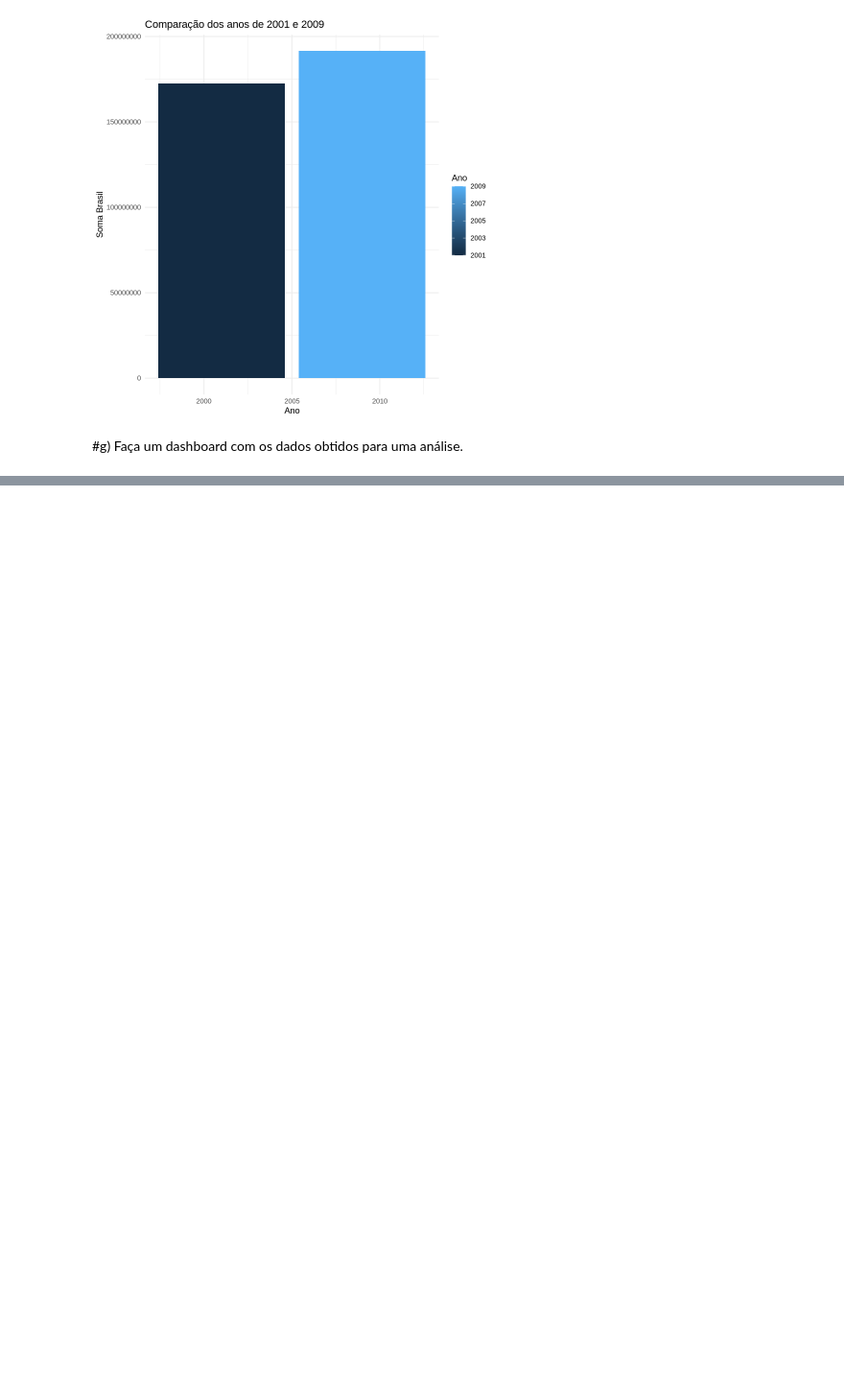
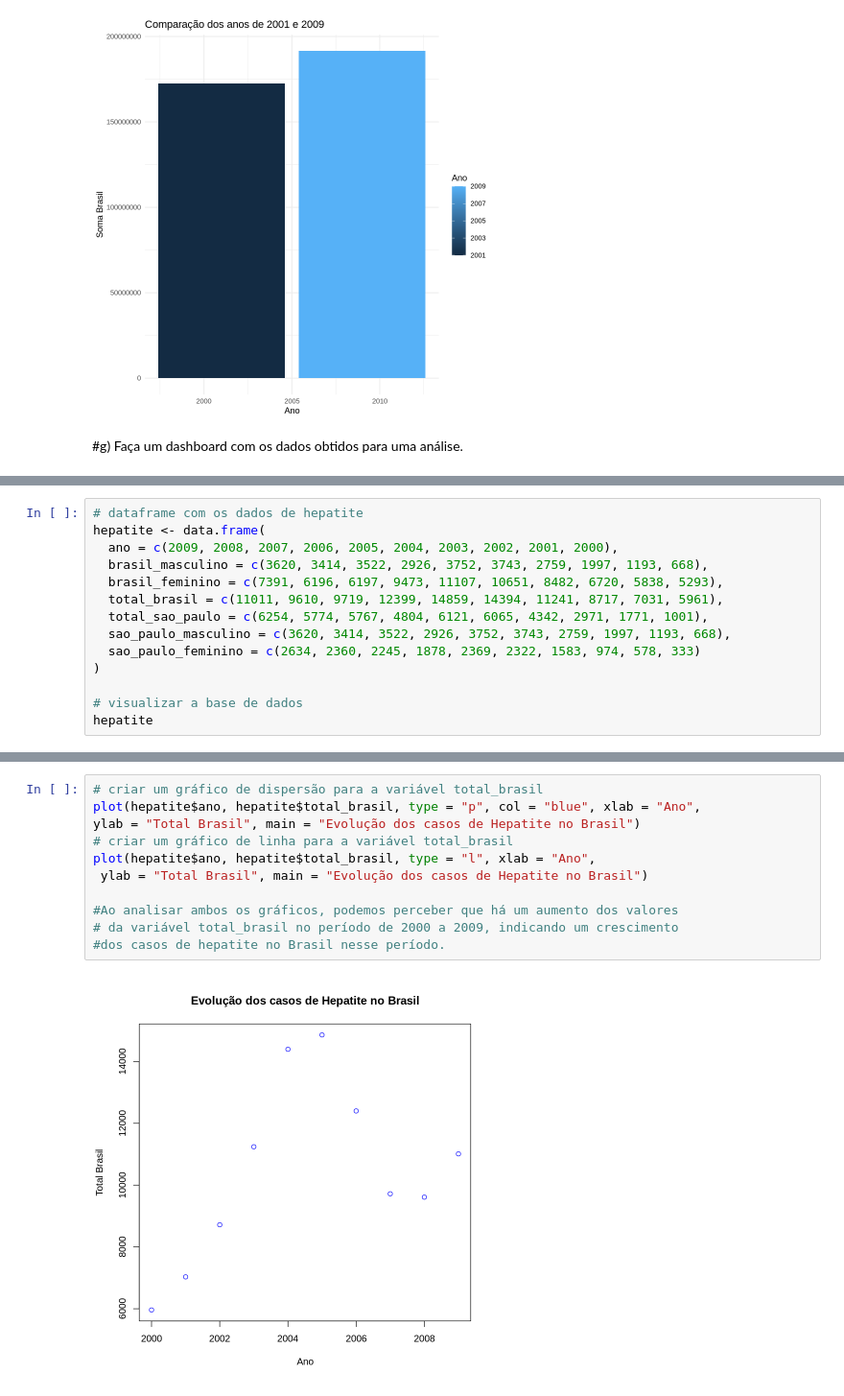
Before and after one commit to Gabrieldiasdeoliveira/Analise-Bayesiana, a Jupyter notebook: Atividade_2.ipynb, the cells around one changed output, grey strips where cells are left out. Shown at 96% size. Cells and saved outputs as stored; diff of their text form; blank space fills up the shorter version.

```diff
--- a/Atividade_2.ipynb
+++ b/Atividade_2.ipynb
@@ -372,0 +375,14 @@ ggplot(data = dados_sel, aes(x = Ano, y = soma_Brasil, fill = Ano)) +
+# %%
+# dataframe com os dados de hepatite
+hepatite <- data.frame(
+  ano = c(2009, 2008, 2007, 2006, 2005, 2004, 2003, 2002, 2001, 2000),
+  brasil_masculino = c(3620, 3414, 3522, 2926, 3752, 3743, 2759, 1997, 1193, 668),
+  brasil_feminino = c(7391, 6196, 6197, 9473, 11107, 10651, 8482, 6720, 5838, 5293),
+  total_brasil = c(11011, 9610, 9719, 12399, 14859, 14394, 11241, 8717, 7031, 5961),
+  total_sao_paulo = c(6254, 5774, 5767, 4804, 6121, 6065, 4342, 2971, 1771, 1001),
+  sao_paulo_masculino = c(3620, 3414, 3522, 2926, 3752, 3743, 2759, 1997, 1193, 668),
+  sao_paulo_feminino = c(2634, 2360, 2245, 1878, 2369, 2322, 1583, 974, 578, 333)
+)
+
+# visualizar a base de dados
+hepatite
@@ -372,0 +405,13 @@ ggplot(data = dados_sel, aes(x = Ano, y = soma_Brasil, fill = Ano)) +
+# %%
+# criar um gráfico de dispersão para a variável total_brasil
+plot(hepatite$ano, hepatite$total_brasil, type = "p", col = "blue", xlab = "Ano",
+ylab = "Total Brasil", main = "Evolução dos casos de Hepatite no Brasil")
+# criar um gráfico de linha para a variável total_brasil
+plot(hepatite$ano, hepatite$total_brasil, type = "l", xlab = "Ano",
+ ylab = "Total Brasil", main = "Evolução dos casos de Hepatite no Brasil")
+
+#Ao analisar ambos os gráficos, podemos perceber que há um aumento dos valores
+# da variável total_brasil no período de 2000 a 2009, indicando um crescimento
+#dos casos de hepatite no Brasil nesse período.
+# %% [output]
+[figure, added]
```
Also changed, not shown: parts of 7 cells of this notebook.
